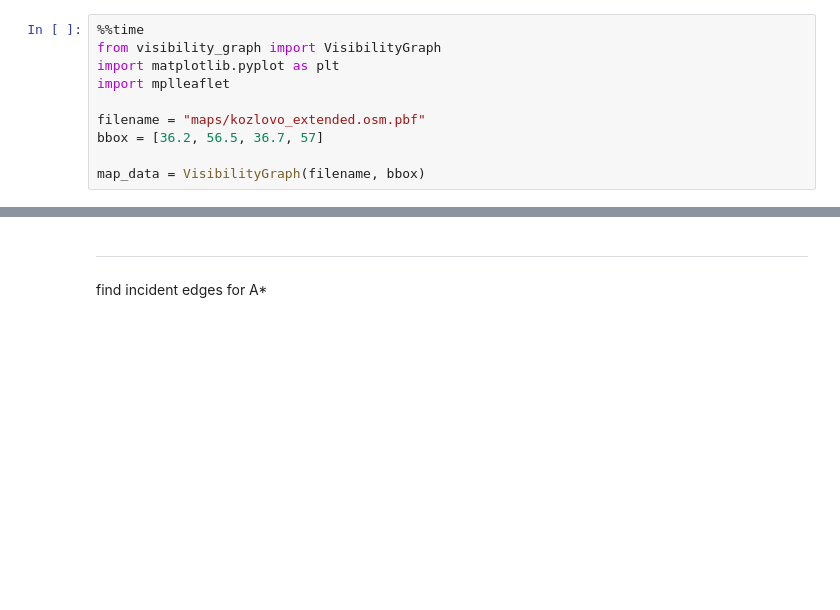
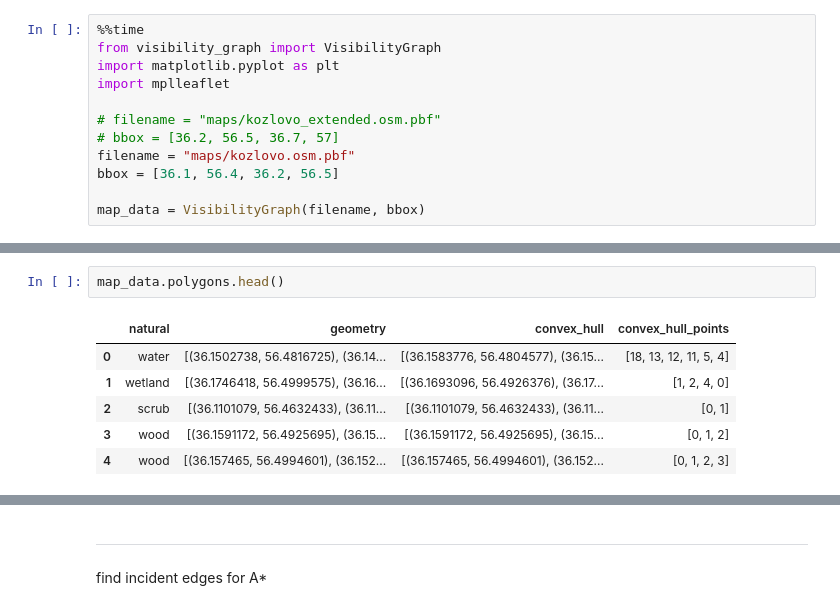
Before and after one commit to Denikozub/Offroad-routing-engine, a Jupyter notebook: visibility_graph.ipynb, the cells around one changed output, grey strips where cells are left out. Drawn from its saved outputs; the diff is of its cells as text; blank space fills up the shorter version.

```diff
--- a/visibility_graph.ipynb
+++ b/visibility_graph.ipynb
@@ -4,8 +4,10 @@ from visibility_graph import VisibilityGraph
 import matplotlib.pyplot as plt
 import mplleaflet
 
-filename = "maps/kozlovo_extended.osm.pbf"
-bbox = [36.2, 56.5, 36.7, 57]
+# filename = "maps/kozlovo_extended.osm.pbf"
+# bbox = [36.2, 56.5, 36.7, 57]
+filename = "maps/kozlovo.osm.pbf"
+bbox = [36.1, 56.4, 36.2, 56.5]
 
 map_data = VisibilityGraph(filename, bbox)
 # %% [output]
@@ -25,2 +27,11 @@ Wall time: 20.4 s
+# %%
+map_data.polygons.head()
+# %% [output]
+|  | natural | geometry | convex_hull | convex_hull_points |
+| 0 | water | [(36.1502738, 56.4816725), (36.14... | [(36.1583776, 56.4804577), (36.15... | [18, 13, 12, 11, 5, 4] |
+| 1 | wetland | [(36.1746418, 56.4999575), (36.16... | [(36.1693096, 56.4926376), (36.17... | [1, 2, 4, 0] |
+| 2 | scrub | [(36.1101079, 56.4632433), (36.11... | [(36.1101079, 56.4632433), (36.11... | [0, 1] |
+| 3 | wood | [(36.1591172, 56.4925695), (36.15... | [(36.1591172, 56.4925695), (36.15... | [0, 1, 2] |
+| 4 | wood | [(36.157465, 56.4994601), (36.152... | [(36.157465, 56.4994601), (36.152... | [0, 1, 2, 3] |
 # %%
 %%time
```
Also changed, not shown: parts of 3 cells of this notebook, 10 other files.
